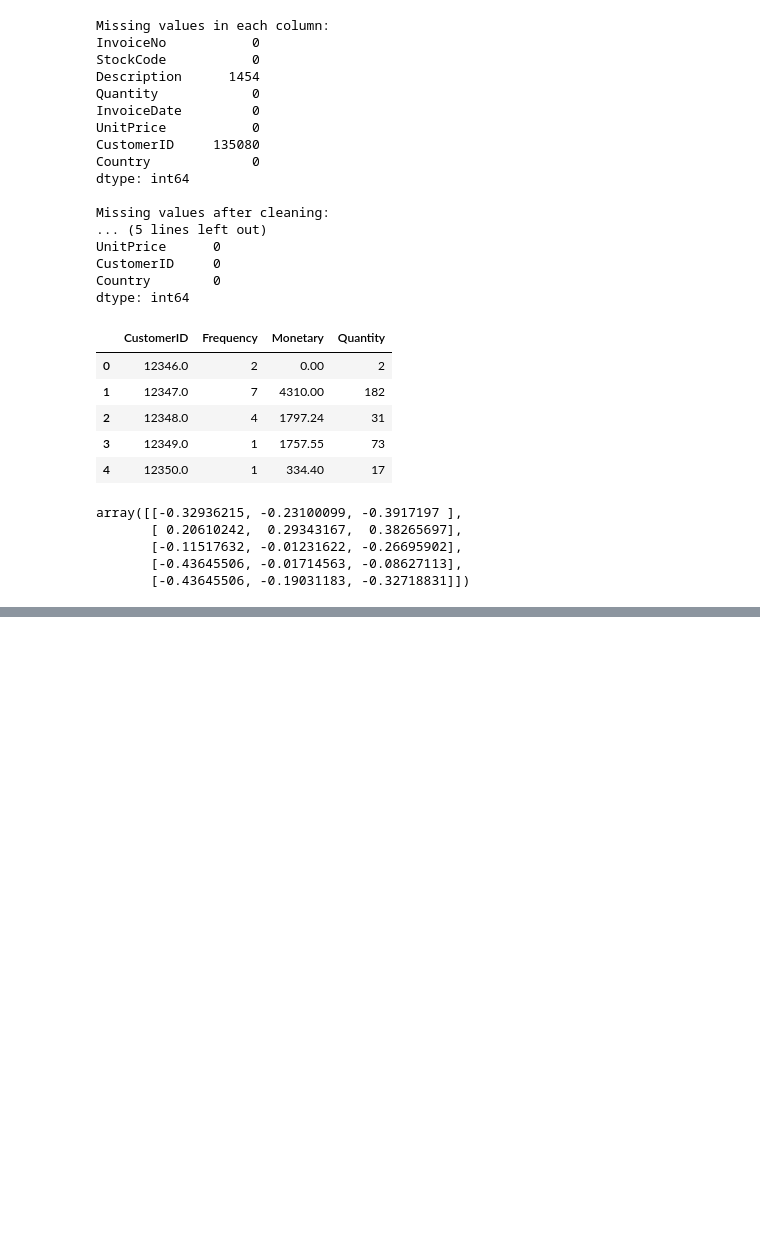
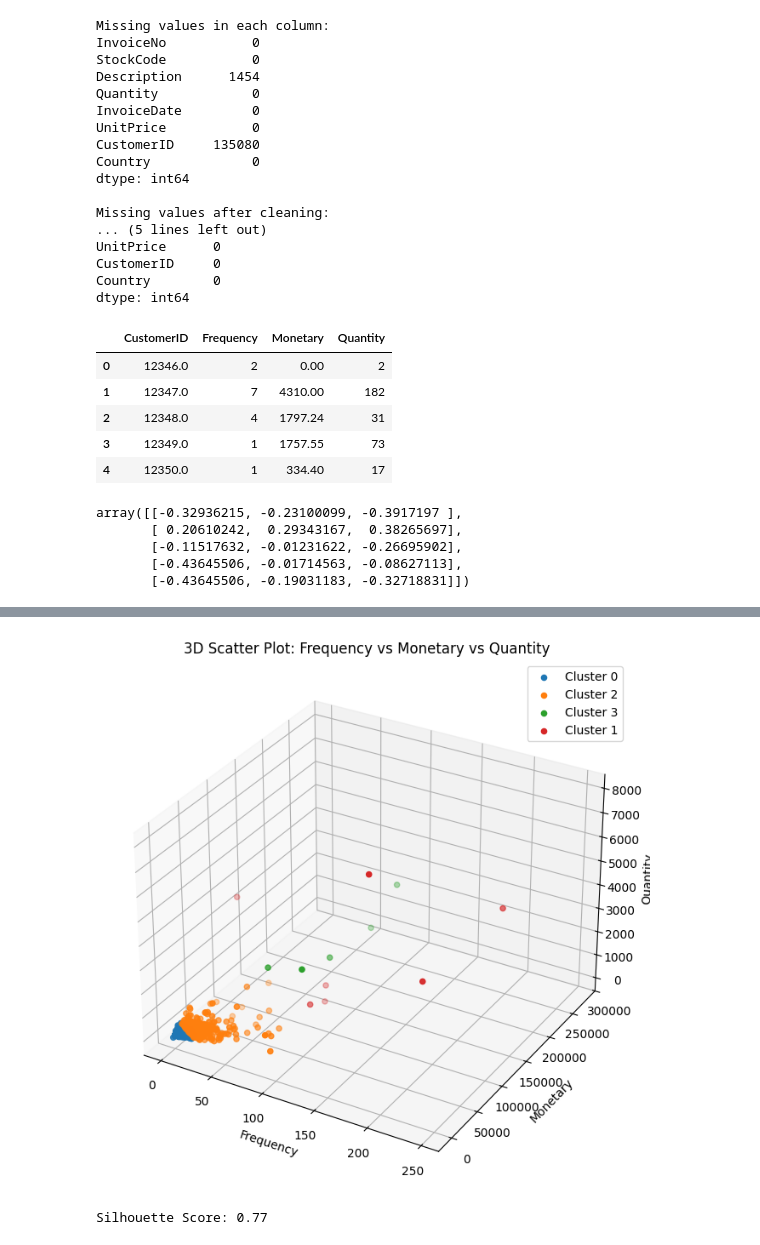
Before and after one commit to Shahbazi-Amir/Customer_Segmentation_KMeans, a Jupyter notebook: Customer_Segmentation_KMeans.ipynb, the cells around one changed output, grey strips where cells are left out. Cells and saved outputs as stored; diff of their text form; code cells hidden in the pictures; blank space fills up the shorter version.

```diff
--- a/Customer_Segmentation_KMeans.ipynb
+++ b/Customer_Segmentation_KMeans.ipynb
@@ -112,0 +286,39 @@ array([[-0.32936215, -0.23100099, -0.3917197 ],
+# %%
+from mpl_toolkits.mplot3d import Axes3D
+import matplotlib.pyplot as plt
+
+# Create a 3D scatter plot
+fig = plt.figure(figsize=(10, 8))
+ax = fig.add_subplot(111, projection='3d')
+
+# Scatter plot for each cluster
+for cluster in customer_features['Cluster'].unique():
+    cluster_data = customer_features[customer_features['Cluster'] == cluster]
+    ax.scatter(
+        cluster_data['Frequency'],
+        cluster_data['Monetary'],
+        cluster_data['Quantity'],
+        label=f'Cluster {cluster}'
+    )
+
+# Set labels and title
+ax.set_xlabel('Frequency')
+ax.set_ylabel('Monetary')
+ax.set_zlabel('Quantity')
+ax.set_title('3D Scatter Plot: Frequency vs Monetary vs Quantity')
+
+# Add legend
+ax.legend()
+
+# Show the plot
+plt.show()
+# %% [output]
+[figure, added]
+# %%
+from sklearn.metrics import silhouette_score
+
+# Calculate Silhouette Score for the current clustering
+silhouette_avg = silhouette_score(scaled_features, clusters)
+print(f"Silhouette Score: {silhouette_avg:.2f}")
+# %% [output]
+Silhouette Score: 0.77
```
Also changed, not shown: parts of 9 cells of this notebook.
